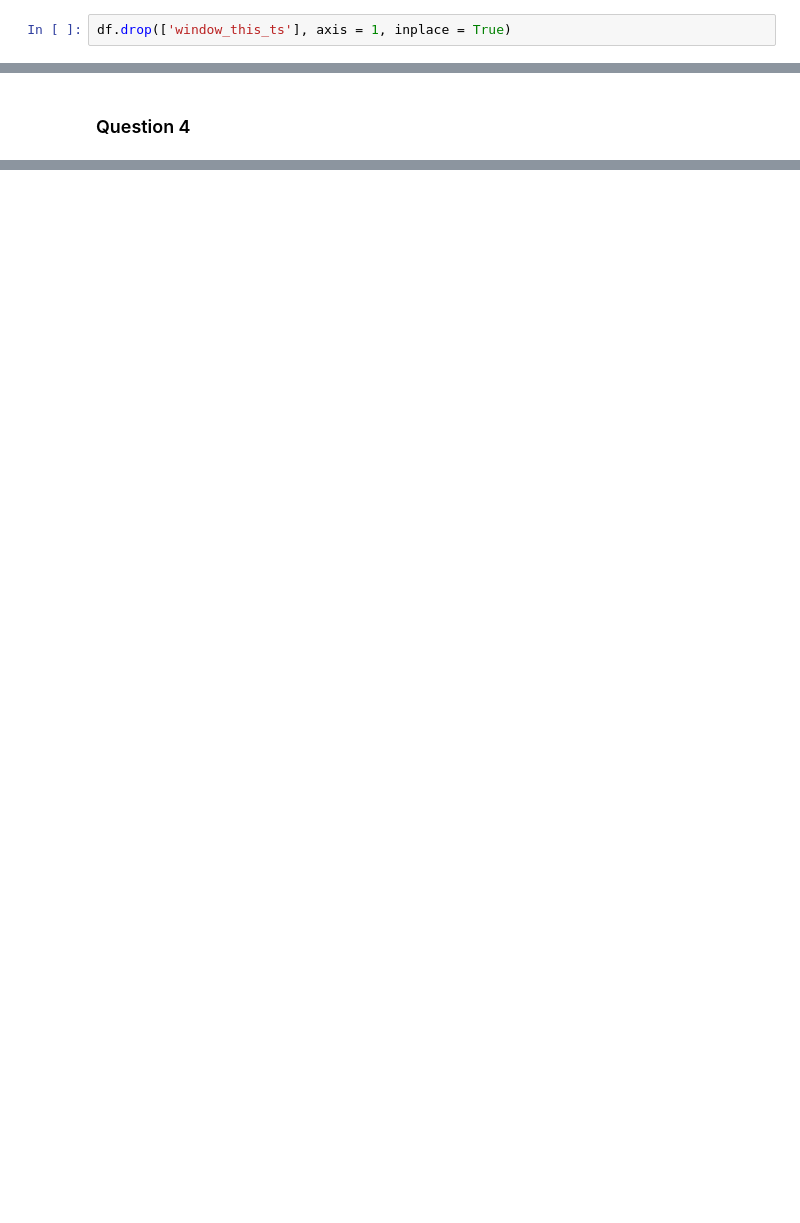
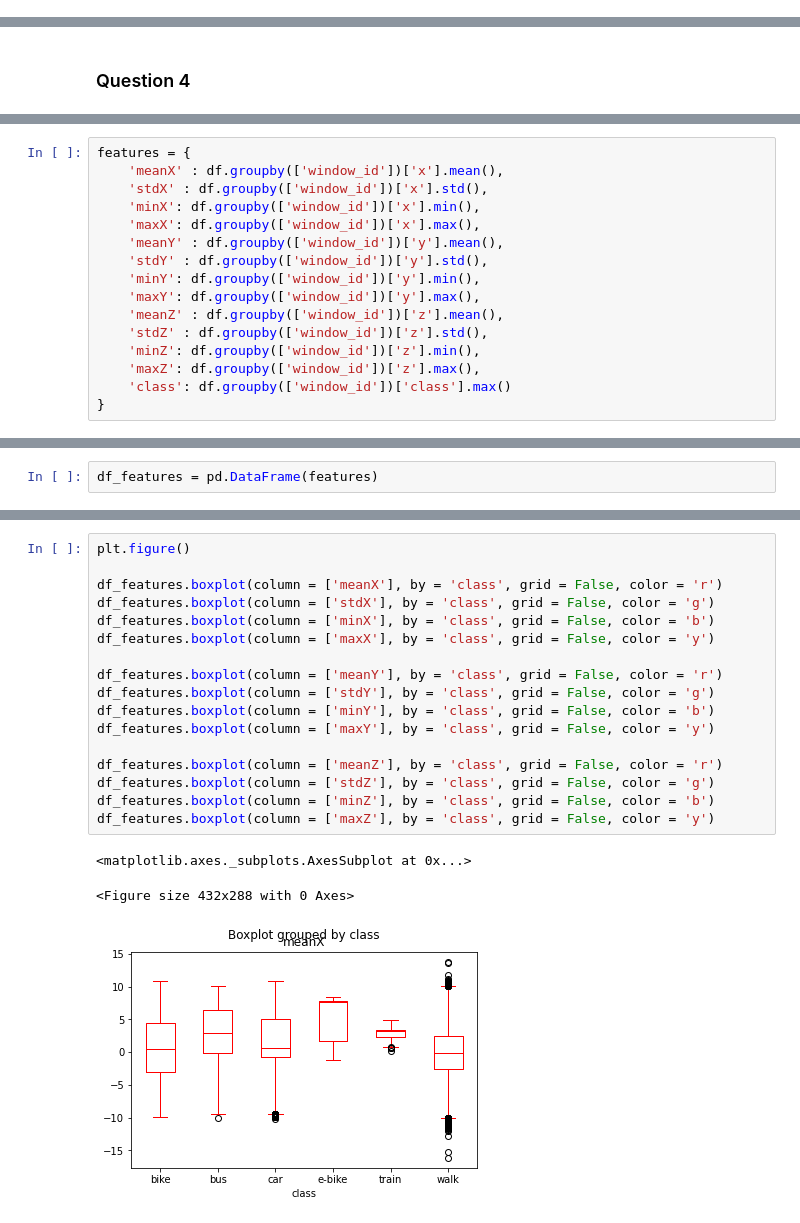
Before and after one commit to Arush0113/CE784, a Jupyter notebook: Arush_CE784_assignment2.ipynb, the cells around one changed output, grey strips where cells are left out. Saved outputs shown, nothing was run; the diff lists cells and outputs as text; blank space fills up the shorter version.

```diff
--- a/Arush_CE784_assignment2.ipynb
+++ b/Arush_CE784_assignment2.ipynb
@@ -301,8 +305,6 @@ df.head()
 | 2 | a2d80ed662f34d32951eb1c6ed076c313... | 2018-06-04 16:26:55 | 0.80 | -9.12 | -3.75 | bus | 0 | a2d80ed662f34d32951eb1c6ed076c313... | bus | 0 | ... |
 | 3 | a2d80ed662f34d32951eb1c6ed076c313... | 2018-06-04 16:26:55 | 0.78 | -9.14 | -3.76 | bus | 0 | a2d80ed662f34d32951eb1c6ed076c313... | bus | 0 | ... |
 | 4 | a2d80ed662f34d32951eb1c6ed076c313... | 2018-06-04 16:26:55 | 0.83 | -9.12 | -3.80 | bus | 0 | a2d80ed662f34d32951eb1c6ed076c313... | bus | 0 | ... |
-# %%
-df.drop(['window_this_ts'], axis = 1, inplace = True)
 # %%
 prob_3 = df.drop(['timestamp','x','y','z','user_c','user_shifted', 'class_shifted','class_c', 'timestamp_shifted', 'time_diff', 'seq_new', 'seq', 'min_t', 'window_this_seq'], axis = 1)
 # %%
@@ -348,0 +397,16 @@ sol_3
+# %%
+features = {
+    'meanX' : df.groupby(['window_id'])['x'].mean(),
+    'stdX' : df.groupby(['window_id'])['x'].std(),
+    'minX': df.groupby(['window_id'])['x'].min(),
+    'maxX': df.groupby(['window_id'])['x'].max(),
+    'meanY' : df.groupby(['window_id'])['y'].mean(),
+    'stdY' : df.groupby(['window_id'])['y'].std(),
+    'minY': df.groupby(['window_id'])['y'].min(),
+    'maxY': df.groupby(['window_id'])['y'].max(),
+    'meanZ' : df.groupby(['window_id'])['z'].mean(),
+    'stdZ' : df.groupby(['window_id'])['z'].std(),
+    'minZ': df.groupby(['window_id'])['z'].min(),
+    'maxZ': df.groupby(['window_id'])['z'].max(),
+    'class': df.groupby(['window_id'])['class'].max()
+}
@@ -348,0 +415,2 @@ sol_3
+# %%
+df_features = pd.DataFrame(features)
@@ -348,0 +427,21 @@ sol_3
+# %%
+plt.figure()
+
+df_features.boxplot(column = ['meanX'], by = 'class', grid = False, color = 'r')
+df_features.boxplot(column = ['stdX'], by = 'class', grid = False, color = 'g')
+df_features.boxplot(column = ['minX'], by = 'class', grid = False, color = 'b')
+df_features.boxplot(column = ['maxX'], by = 'class', grid = False, color = 'y')
+
+df_features.boxplot(column = ['meanY'], by = 'class', grid = False, color = 'r')
+df_features.boxplot(column = ['stdY'], by = 'class', grid = False, color = 'g')
+df_features.boxplot(column = ['minY'], by = 'class', grid = False, color = 'b')
+df_features.boxplot(column = ['maxY'], by = 'class', grid = False, color = 'y')
+
+df_features.boxplot(column = ['meanZ'], by = 'class', grid = False, color = 'r')
+df_features.boxplot(column = ['stdZ'], by = 'class', grid = False, color = 'g')
+df_features.boxplot(column = ['minZ'], by = 'class', grid = False, color = 'b')
+df_features.boxplot(column = ['maxZ'], by = 'class', grid = False, color = 'y')
+# %% [output]
+<matplotlib.axes._subplots.AxesSubplot at 0x...>
+<Figure size 432x288 with 0 Axes>
+[figure, added]
```
Also changed, not shown: parts of 11 cells of this notebook.
